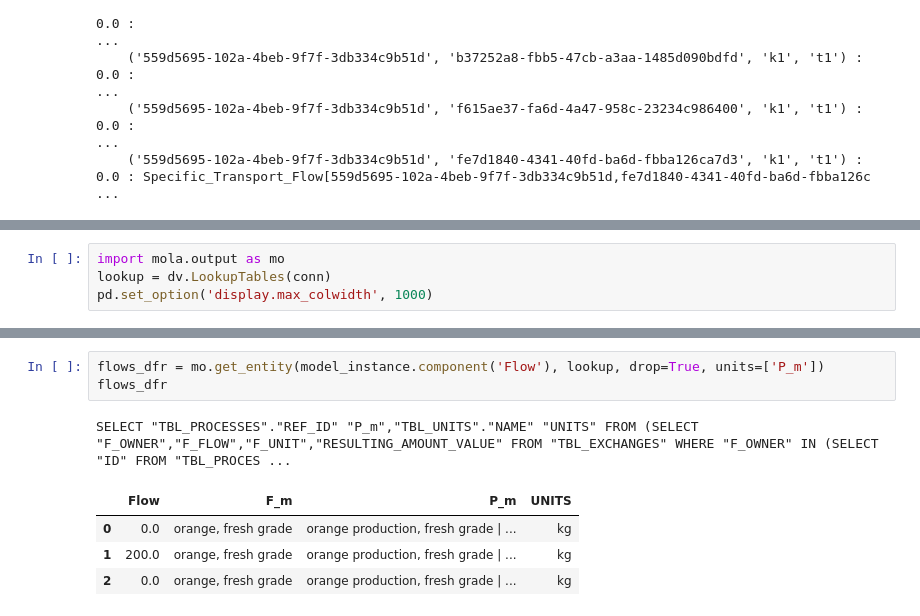
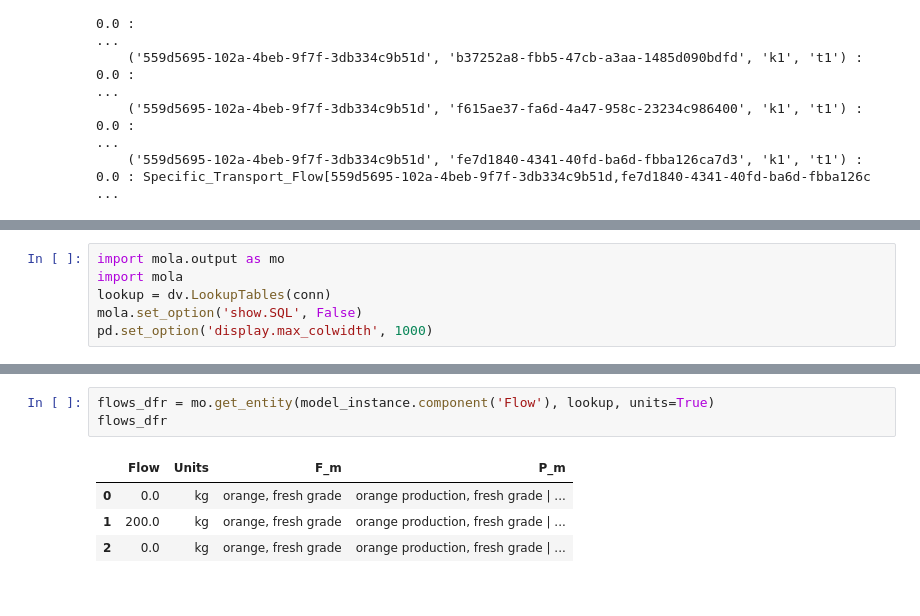
Before and after one commit to MGuo-Lab/LCA, a Jupyter notebook: notebooks/Toy_Problem_C1_Orange_Juice.ipynb, the cells around one changed output, grey strips where cells are left out. Cells and saved outputs as stored; diff of their text form.

```diff
--- a/notebooks/Toy_Problem_C1_Orange_Juice.ipynb
+++ b/notebooks/Toy_Problem_C1_Orange_Juice.ipynb
@@ -337,4 +331,6 @@ We use the `mola.output` module to prettify the output.
 # %%
 import mola.output as mo
+import mola
 lookup = dv.LookupTables(conn)
+mola.set_option('show.SQL', False)
 pd.set_option('display.max_colwidth', 1000)
@@ -347,10 +337,9 @@ SELECT "TBL_IMPACT_METHODS"."NAME" "method_NAME","TBL_IMPACT_CATEGORIES"."REF_ID
 # %%
-flows_dfr = mo.get_entity(model_instance.component('Flow'), lookup, drop=True, units=['P_m'])
+flows_dfr = mo.get_entity(model_instance.component('Flow'), lookup, units=True)
 flows_dfr
 # %% [output]
-SELECT "TBL_PROCESSES"."REF_ID" "P_m","TBL_UNITS"."NAME" "UNITS" FROM (SELECT "F_OWNER","F_FLOW","F_UNIT","RESULTING_AMOUNT_VALUE" FROM "TBL_EXCHANGES" WHERE "F_OWNER" IN (SELECT "ID" FROM "TBL_PROCES ...
-|  | Flow | F_m | P_m | UNITS |
-| 0 | 0.0 | orange, fresh grade | orange production, fresh grade | ... | kg |
-| 1 | 200.0 | orange, fresh grade | orange production, fresh grade | ... | kg |
-| 2 | 0.0 | orange, fresh grade | orange production, fresh grade | ... | kg |
+|  | Flow | Units | F_m | P_m |
+| 0 | 0.0 | kg | orange, fresh grade | orange production, fresh grade | ... |
+| 1 | 200.0 | kg | orange, fresh grade | orange production, fresh grade | ... |
+| 2 | 0.0 | kg | orange, fresh grade | orange production, fresh grade | ... |
 # %%
```
Also changed, not shown: parts of 5 cells of this notebook, 17 other files.
